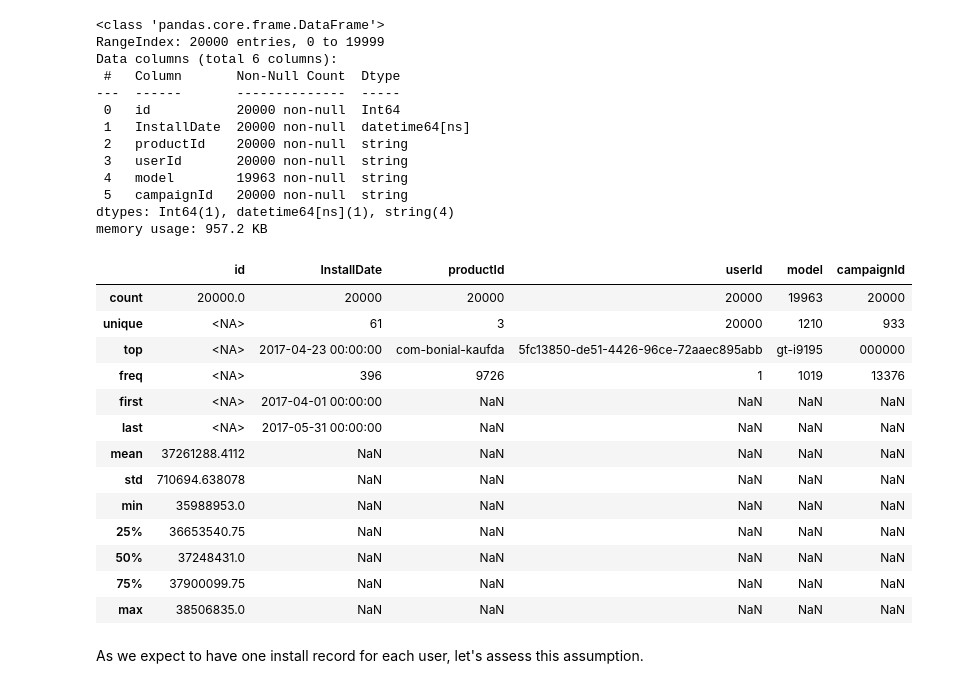
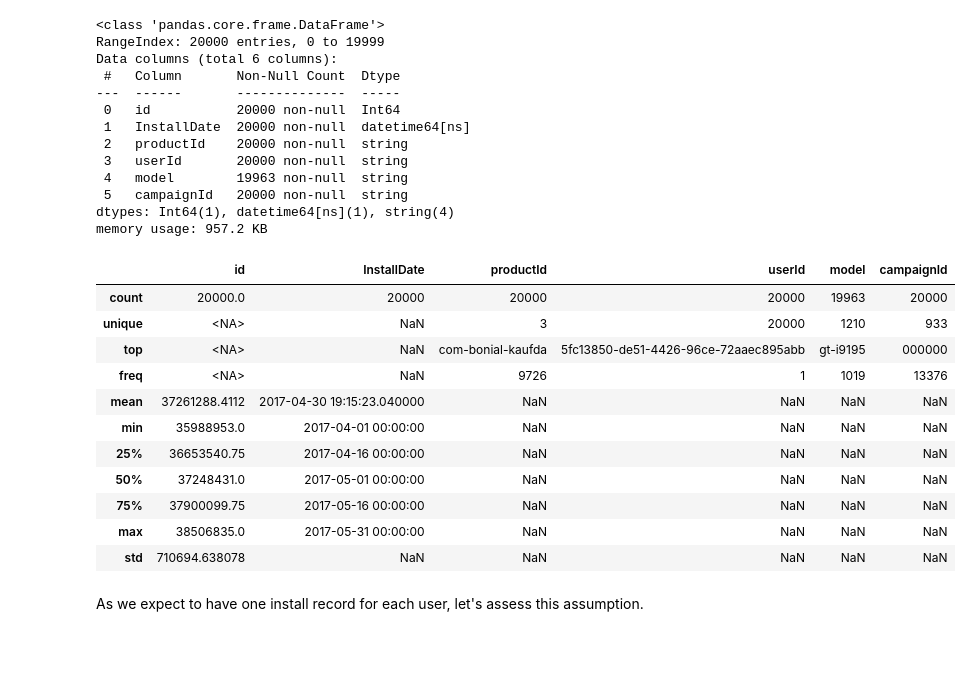
Before and after one commit to miladbahrami/Churn_Prediction, a Jupyter notebook: Churn_Prediction_ver2.ipynb, the cells around one changed output. Cells and saved outputs as stored; diff of their text form; code cells hidden in the pictures; blank space fills up the shorter version.

```diff
--- a/Churn_Prediction_ver2.ipynb
+++ b/Churn_Prediction_ver2.ipynb
@@ -79,22 +79,20 @@ Data columns (total 6 columns):
 dtypes: Int64(1), datetime64[ns](1), string(4)
 memory usage: 957.2 KB
 # %%
-df_install.describe(include='all')
+df_install.describe(include='all', datetime_is_numeric=True)
 # %% [output]
 |  | id | InstallDate | productId | userId | model | campaignId |
 | count | 20000.0 | 20000 | 20000 | 20000 | 19963 | 20000 |
-| unique | <NA> | 61 | 3 | 20000 | 1210 | 933 |
-| top | <NA> | 2017-04-23 00:00:00 | com-bonial-kaufda | 5fc13850-de51-4426-96ce-72aaec895abb | gt-i9195 | 000000 |
-| freq | <NA> | 396 | 9726 | 1 | 1019 | 13376 |
-| first | <NA> | 2017-04-01 00:00:00 | NaN | NaN | NaN | NaN |
-| last | <NA> | 2017-05-31 00:00:00 | NaN | NaN | NaN | NaN |
-| mean | 37261288.4112 | NaN | NaN | NaN | NaN | NaN |
+| unique | <NA> | NaN | 3 | 20000 | 1210 | 933 |
+| top | <NA> | NaN | com-bonial-kaufda | 5fc13850-de51-4426-96ce-72aaec895abb | gt-i9195 | 000000 |
+| freq | <NA> | NaN | 9726 | 1 | 1019 | 13376 |
+| mean | 37261288.4112 | 2017-04-30 19:15:23.040000 | NaN | NaN | NaN | NaN |
+| min | 35988953.0 | 2017-04-01 00:00:00 | NaN | NaN | NaN | NaN |
+| 25% | 36653540.75 | 2017-04-16 00:00:00 | NaN | NaN | NaN | NaN |
+| 50% | 37248431.0 | 2017-05-01 00:00:00 | NaN | NaN | NaN | NaN |
+| 75% | 37900099.75 | 2017-05-16 00:00:00 | NaN | NaN | NaN | NaN |
+| max | 38506835.0 | 2017-05-31 00:00:00 | NaN | NaN | NaN | NaN |
 | std | 710694.638078 | NaN | NaN | NaN | NaN | NaN |
-| min | 35988953.0 | NaN | NaN | NaN | NaN | NaN |
-| 25% | 36653540.75 | NaN | NaN | NaN | NaN | NaN |
-| 50% | 37248431.0 | NaN | NaN | NaN | NaN | NaN |
-| 75% | 37900099.75 | NaN | NaN | NaN | NaN | NaN |
-| max | 38506835.0 | NaN | NaN | NaN | NaN | NaN |
 # %% [markdown]
 As we expect to have one install record for each user, let's assess this assumption.
 # %%
```
Also changed, not shown: parts of 31 cells of this notebook, 2 other files.
